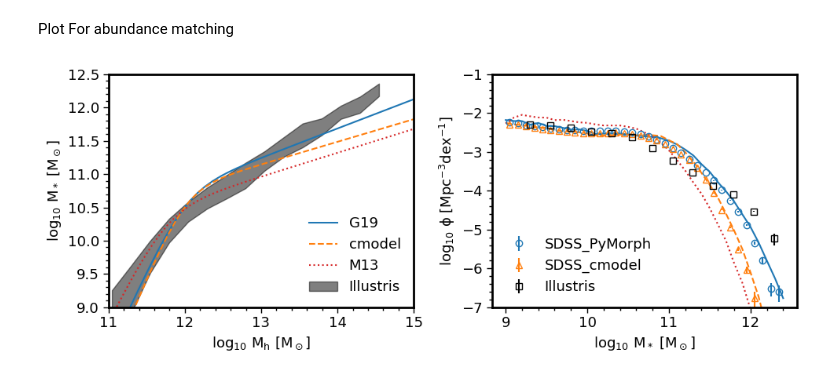
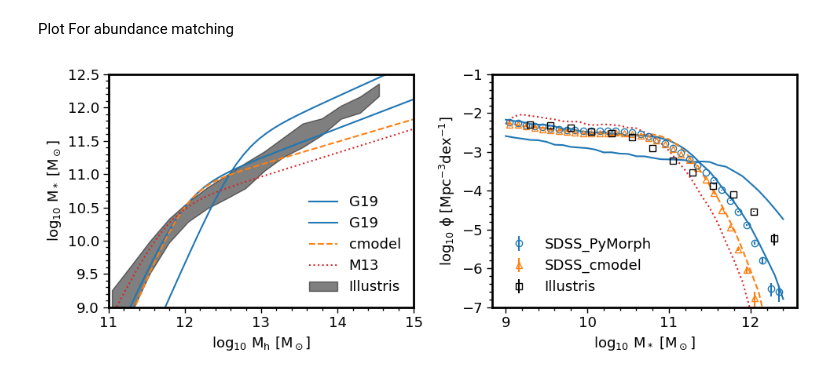
Before and after one commit to PipGrylls/STEEL, a Jupyter notebook: Notebooks/Plots/Extra_Plots_Paper2.ipynb, the cells around one changed output. Cells and saved outputs as stored; diff of their text form; code cells hidden in the pictures.

```diff
--- a/Notebooks/Plots/Extra_Plots_Paper2.ipynb
+++ b/Notebooks/Plots/Extra_Plots_Paper2.ipynb
@@ -1,8 +1,8 @@
 # %%
 import os
 import sys
-AbsPath = os.path.abspath("")
-sys.path.append(AbsPath+"/../..")
+AbsPath = str(os.path.abspath(""))+"/../.."
+sys.path.append(AbsPath)
 import importlib
 import numpy as np
 import matplotlib as mpl
@@ -165,6 +165,11 @@ axarr[1].errorbar(np.divide(SMF_Bins[1:]+SMF_Bins[:-1], 2), Y_cen, yerr=Y_cen_e,
 
 #axarr[0].plot(X- np.log10(h), Shank17AM(np.log10(massdefs.changeMassDefinitionCModel(M=np.power(10, X), z=0.1, mdef_in='vir', mdef_out='200c')[0]) - np.log10(h)), "vC8",label = "S17", mfc = 'none')
 
+
+AbnMtch['Override_z'] = True
+axarr[0].plot(np.arange(10, 15, 0.1)- np.log10(h), F.DarkMatterToStellarMass(np.arange(10, 15, 0.1) - np.log10(h), 0.1, Paramaters, ScatterOn = False), "-C0", label = "G19")
+AbnMtch['Override_z'] = False
+
 AbnMtch['G19_SE'] = True
 axarr[0].plot(np.arange(10, 15, 0.1)- np.log10(h), F.DarkMatterToStellarMass(np.arange(10, 15, 0.1) - np.log10(h), 0.1, Paramaters, ScatterOn = False), "-C0", label = "G19")
 AbnMtch['G19_SE'] = False
@@ -193,6 +198,10 @@ SM_bin = SMF_Bins[1] - SMF_Bins[0]
 Halo_bin = 0.1
 Halo_MR = np.arange(11, 16, Halo_bin)
 Halo_MR_m200 = np.log10(massdefs.changeMassDefinitionCModel(M=np.power(10, Halo_MR), z=0.1, mdef_in='vir', mdef_out='200c')[0])
+AbnMtch['Override_z'] = True
+SMF = F.DM_to_SM(SMF_Bins, np.log10(HMF_fun(Halo_MR, Redshift)), Halo_MR, Halo_bin, SM_bin, Paramaters, Redshift = Redshift, N = 1000)[1]
+plt.plot(SMF_Bins, SMF, "-C0")
+AbnMtch['Override_z'] = False
 AbnMtch['G19_SE'] = True
 SMF = F.DM_to_SM(SMF_Bins, np.log10(HMF_fun(Halo_MR, Redshift)), Halo_MR, Halo_bin, SM_bin, Paramaters, Redshift = Redshift, N = 1000)[1]
 plt.plot(SMF_Bins, SMF, "-C0")
@@ -212,35 +221,35 @@ AbnMtch['Behroozi18'] = False
 AbnMtch['Moster'] = True
 SMF = F.DM_to_SM(SMF_Bins, np.log10(HMF_fun(Halo_MR, Redshift)), Halo_MR_m200, Halo_bin, SM_bin, Paramaters, Redshift = Redshift, N = 1000)[1]
 plt.plot(SMF_Bins, SMF, ":C3")
 AbnMtch['Moster'] = False
 
 
-SMHM_ill = np.load('./PaperTwoPlotData/Illustris/SMHM_fillbtwn_99.npy')
+SMHM_ill = np.load(AbsPath+'/Data/Observational/Illustris/SMHM_fillbtwn_99.npy')
 axarr[0].fill_between(SMHM_ill[0], SMHM_ill[1], SMHM_ill[2], color = 'k', alpha = 0.5, label = 'Illustris')
-SMF_ill = np.load('./PaperTwoPlotData/Illustris/SMF_errbar_99.npy')
+SMF_ill = np.load(AbsPath+'/Data/Observational/Illustris/SMF_errbar_99.npy')
 axarr[1].errorbar(SMF_ill[0], SMF_ill[1], yerr = [SMF_ill[2], SMF_ill[3]], color = 'k',  fmt = "s", label = 'Illustris', mfc = None, fillstyle = "none")
 
 mpl.rcParams.update({'font.size': 13})
 axarr[0].legend(loc = 4, frameon = False)
 #axarr[1].legend(handles=lines_plotted, loc = 3, frameon = False)
 axarr[1].legend(frameon = False)
 
 
 
 
 axarr[0].set_ylim(9, 12.5)
 axarr[0].set_xlim(11, 15)
 axarr[1].set_ylim(-7, -1)
 axarr[0].set_xlabel("$\mathrm{log_{10}}$ $\mathrm{M_h}$ $\mathrm{[M_\odot]}$")
 axarr[0].set_ylabel("$\mathrm{log_{10}}$ $\mathrm{M_*}$ $\mathrm{[M_\odot]}$")
 axarr[1].set_xlabel("$\mathrm{log_{10}}$ $\mathrm{M_*}$ $\mathrm{[M_\odot]}$")
 axarr[1].set_ylabel("$\mathrm{log_{10}}$ $\mathrm{\phi}$ $\mathrm{[Mpc^{-3}dex^{-1}]}$")
 
 plt.tight_layout()
 
-plt.savefig("PaperTwoPlotData/AbundaceMtch_lowz.png")
-plt.savefig("PaperTwoPlotData/AbundaceMtch_lowz.pdf")
+plt.savefig(AbsPath+"/Figures/Paper2/AbundaceMtch_lowz.png")
+plt.savefig(AbsPath+"/Figures/Paper2/AbundaceMtch_lowz.pdf")
 
 plt.show()
 # %% [output]
-[figure, old version]
+[figure, new version]
```
Also changed, not shown: parts of 2 cells of this notebook, 9 other files.
